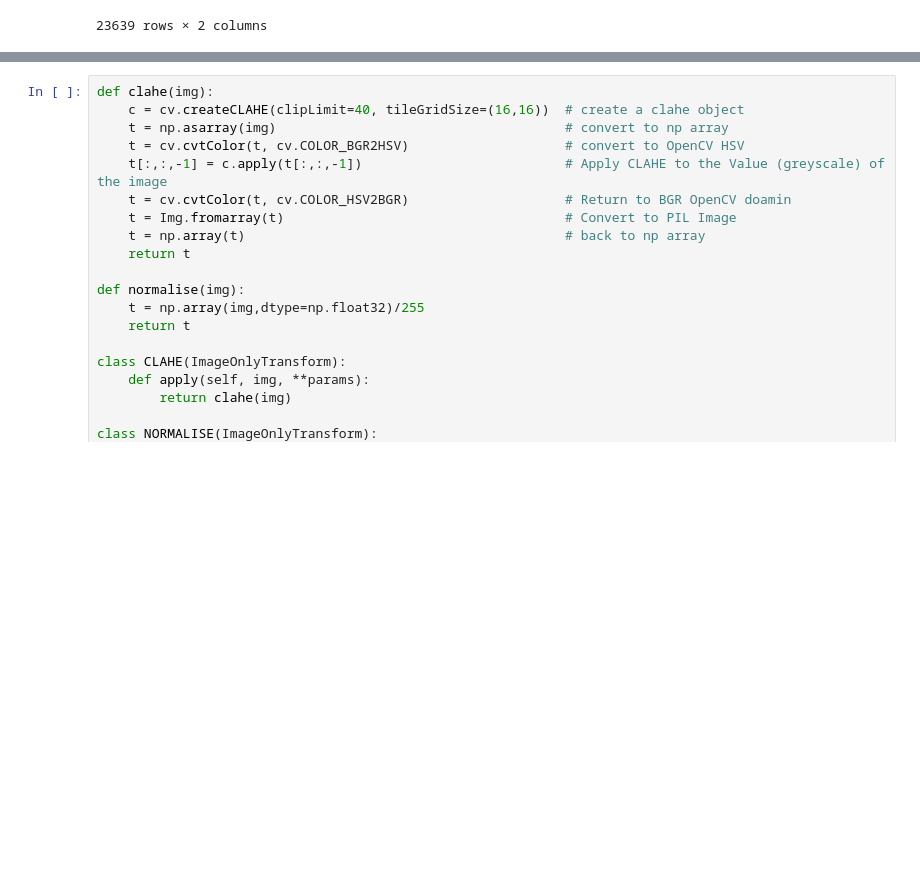
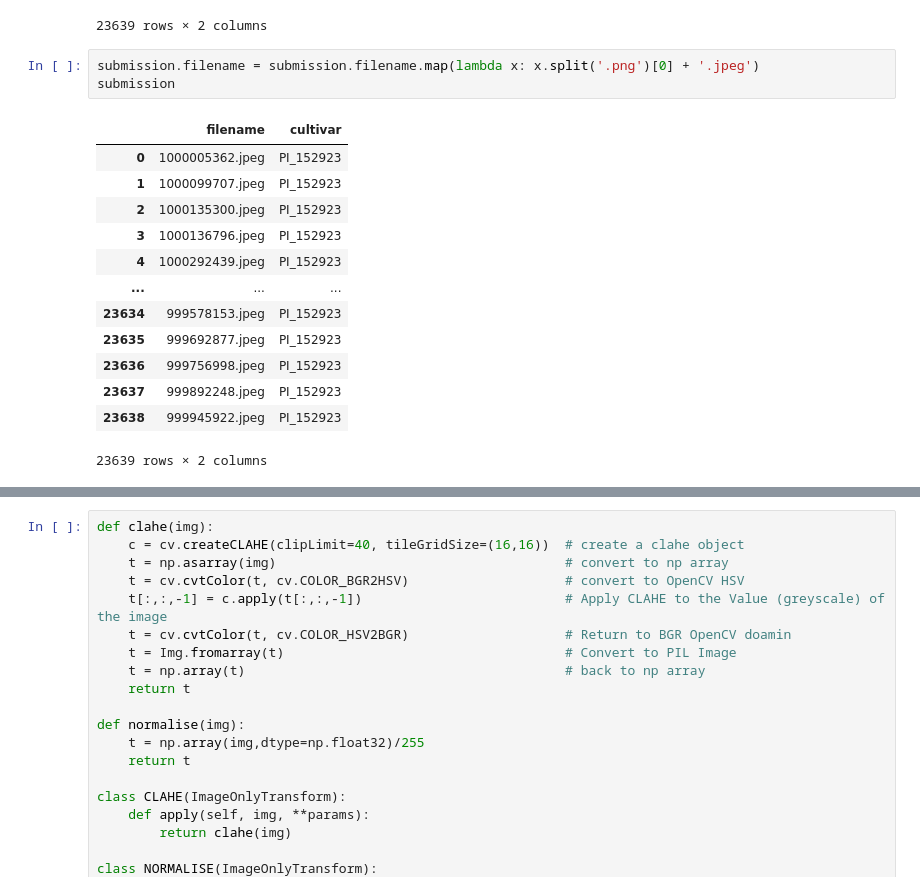
Before and after one commit to f-macfarlane95/sorghum-id-fgvc-9, a Jupyter notebook: notebooks/tta_inference.ipynb, the cells around one changed output, grey strips where cells are left out. Cells and saved outputs as stored; diff of their text form; blank space fills up the shorter version.

```diff
--- a/notebooks/tta_inference.ipynb
+++ b/notebooks/tta_inference.ipynb
@@ -66,3 +70,20 @@ submission
 | 23637 | 999892248.png | PI_152923 |
 | 23638 | 999945922.png | PI_152923 |
 23639 rows × 2 columns
+# %%
+submission.filename = submission.filename.map(lambda x: x.split('.png')[0] + '.jpeg')
+submission
+# %% [output]
+|  | filename | cultivar |
+| 0 | 1000005362.jpeg | PI_152923 |
+| 1 | 1000099707.jpeg | PI_152923 |
+| 2 | 1000135300.jpeg | PI_152923 |
+| 3 | 1000136796.jpeg | PI_152923 |
+| 4 | 1000292439.jpeg | PI_152923 |
+| ... | ... | ... |
+| 23634 | 999578153.jpeg | PI_152923 |
+| 23635 | 999692877.jpeg | PI_152923 |
+| 23636 | 999756998.jpeg | PI_152923 |
+| 23637 | 999892248.jpeg | PI_152923 |
+| 23638 | 999945922.jpeg | PI_152923 |
+23639 rows × 2 columns
```
Also changed, not shown: parts of 9 cells of this notebook, 2 other files.
